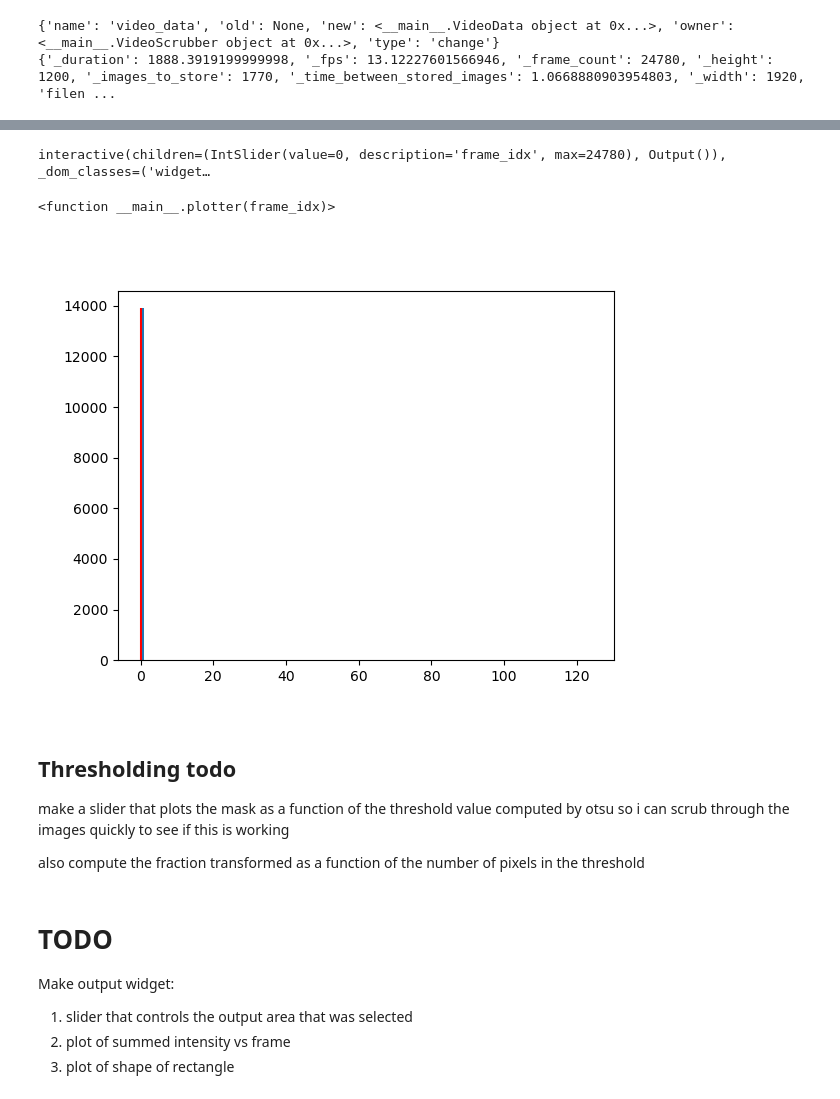
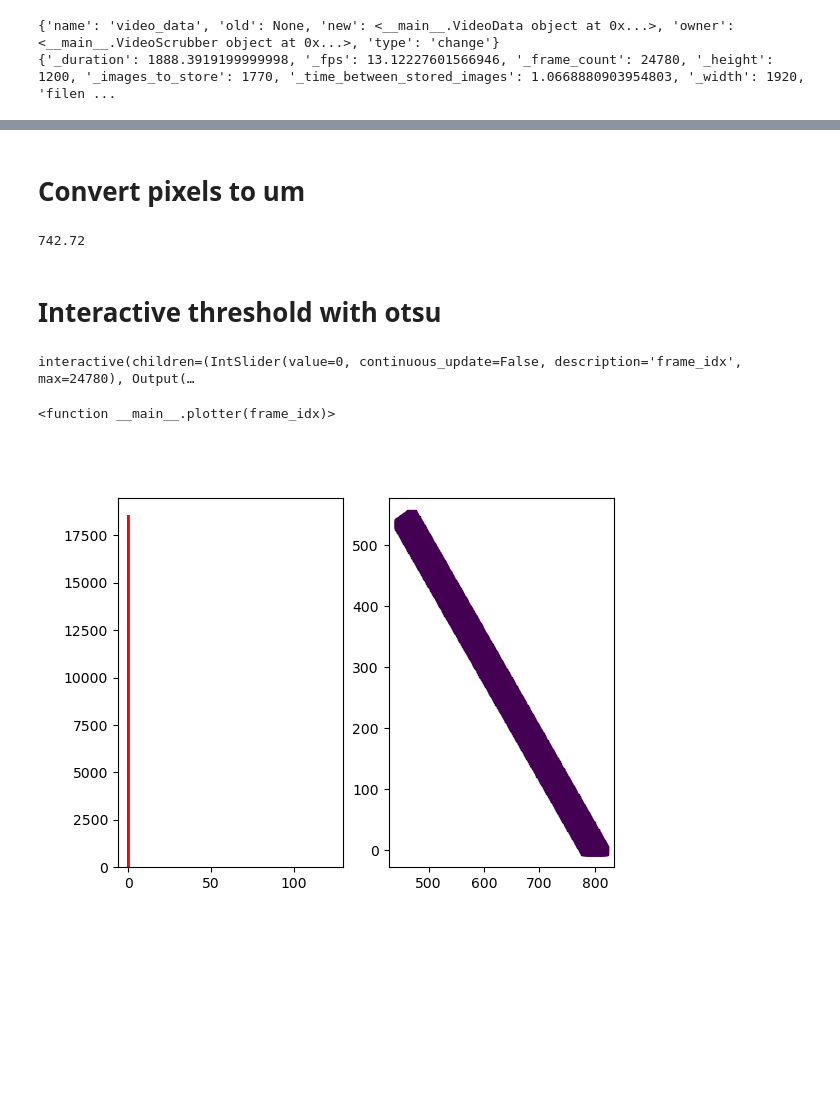
Before and after one commit to TheMartinLab/crystal-video, a Jupyter notebook: draw-on-movie.ipynb, the cells around one changed output, grey strips where cells are left out. Drawn from its saved outputs; the diff is of its cells as text; code cells hidden in the pictures; blank space fills up the shorter version.

```diff
--- a/draw-on-movie.ipynb
+++ b/draw-on-movie.ipynb
@@ -461,32 +507,35 @@ array([0., 0., 0., ..., 0., 0., 0.])
+# %% [markdown]
+# Convert pixels to um
+# %%
+num_pixels = len(x)
+length = num_pixels / 25
+length
+# %% [output]
+742.72
+# %% [markdown]
+# Interactive threshold with otsu
 # %%
 data = outputter.output_data
-slider = widgets.IntSlider(max=len(data))
-fig, ax = plt.subplots()
+slider = widgets.IntSlider(max=len(data), continuous_update=False)
+fig, (ax1,ax2) = plt.subplots(ncols=2)
 bins = np.arange(0, 125, 1)
+thresh = 5
 def plotter(frame_idx):
     print(frame_idx)
     frame_idx = int(frame_idx)
     pixels = data[frame_idx]
-    ax.clear()
-    vals, _, _ = ax.hist(pixels, bins)
+    ax1.clear()
+    vals, _, _ = ax1.hist(pixels, bins)
     thresh = threshold_otsu(pixels)
-    ax.vlines(thresh, 0, max(vals), color='red')
+    ax1.vlines(thresh, 0, max(vals), color='red')
+    pixels2 = pixels.copy()
+    pixels2[pixels2 < thresh] = 0
+    ax2.scatter(x,y, c=pixels2, marker='s')
     fig.canvas.draw_idle()
 
+
 interact(plotter, frame_idx=slider)
 # %% [output]
-interactive(children=(IntSlider(value=0, description='frame_idx', max=24780), Output()), _dom_classes=('widget…
+interactive(children=(IntSlider(value=0, continuous_update=False, description='frame_idx', max=24780), Output(…
 <function __main__.plotter(frame_idx)>
-[figure, old version]
+[figure, new version]
-# %% [markdown]
-## Thresholding todo
-
-make a slider that plots the mask as a function of the threshold value computed by otsu so i can scrub through the images quickly to see if this is working
-
-also compute the fraction transformed as a function of the number of pixels in the threshold
-# %% [markdown]
-# TODO
-Make output widget:
-1. slider that controls the output area that was selected
-2. plot of summed intensity vs frame
-3. plot of shape of rectangle
```
Also changed, not shown: parts of 36 cells of this notebook, 1 other file.
